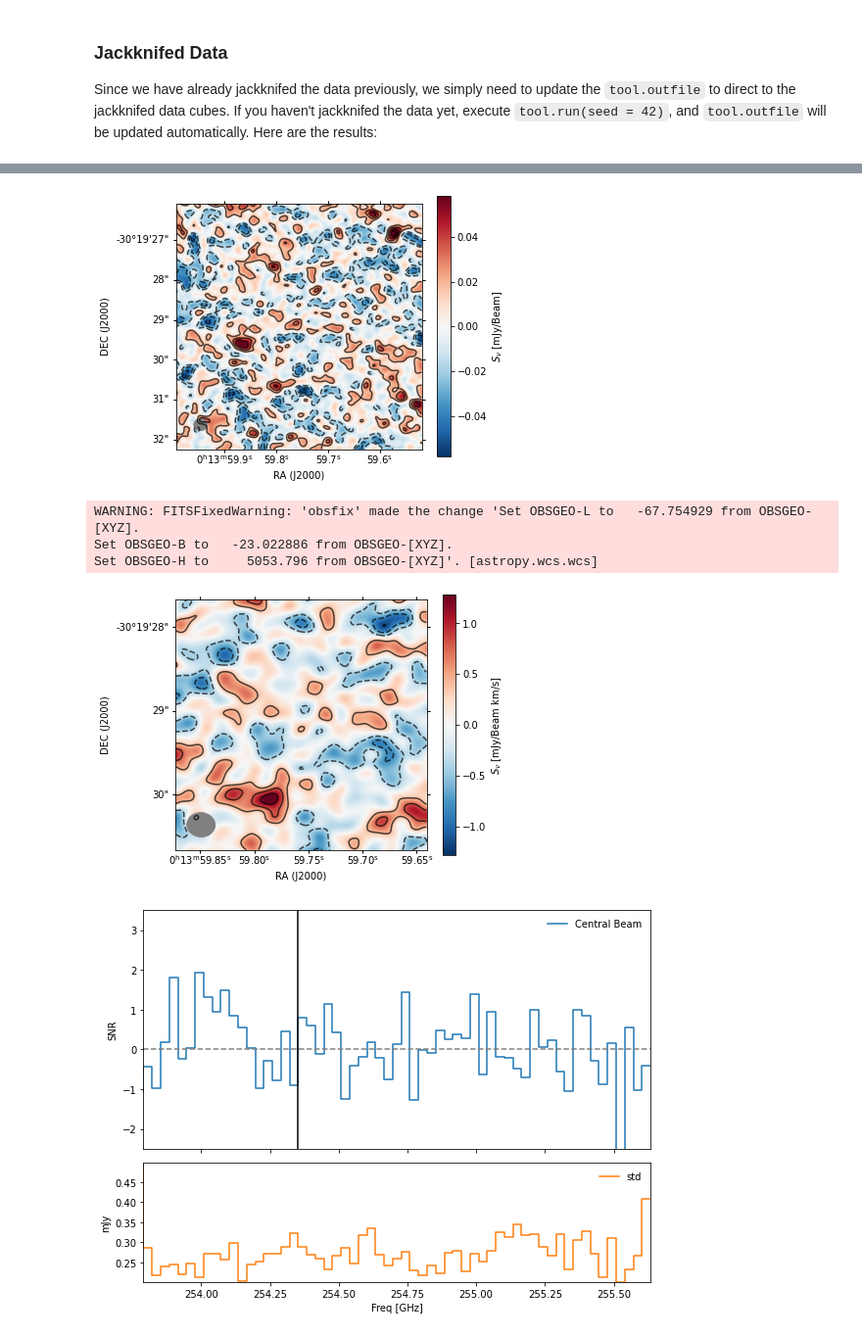
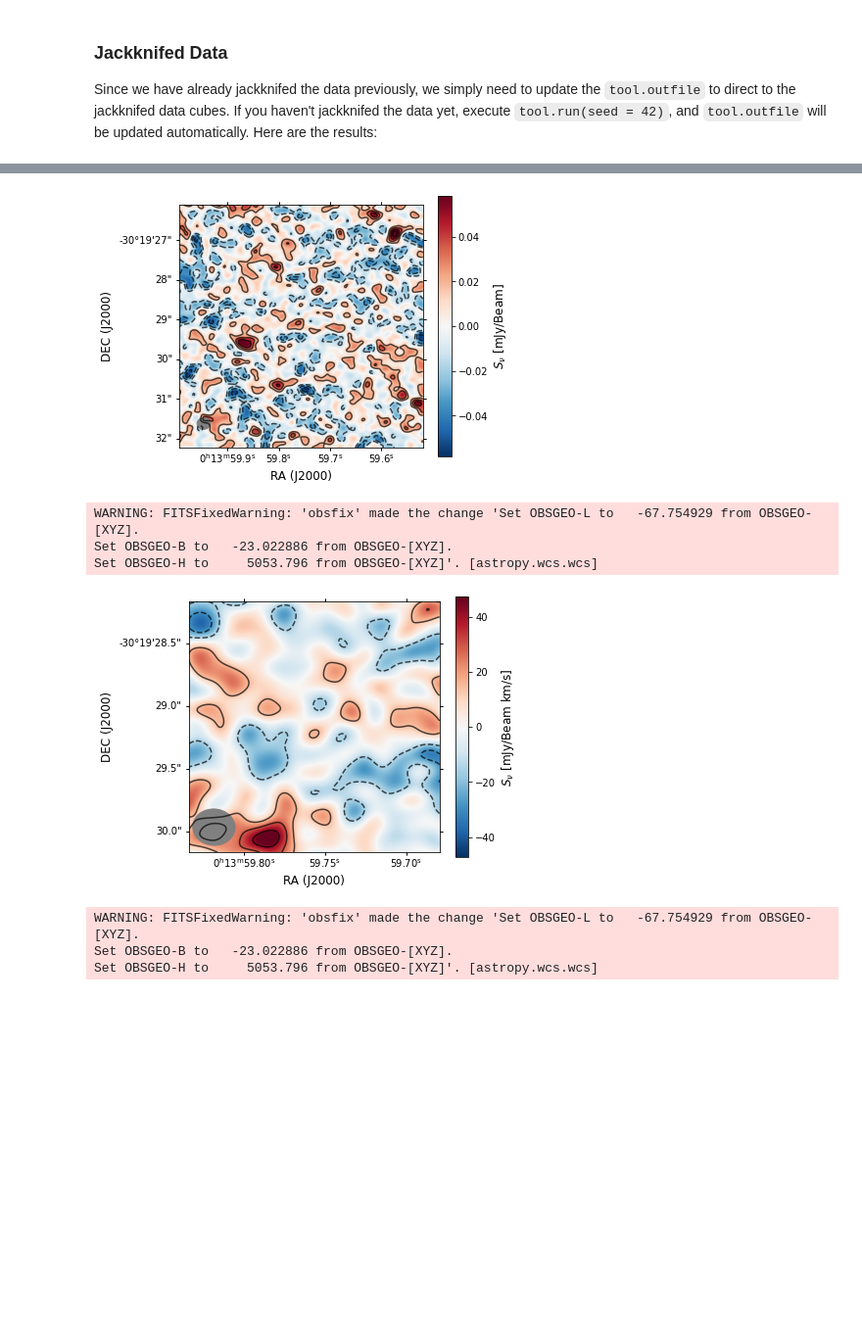
Before and after one commit to Joshiwavm/jackknify, a Jupyter notebook: docs/notebooks/HowToVisualize.ipynb, the cells around one changed output, grey strips where cells are left out. Shown: that part at 98% size. Drawn from its saved outputs; the diff is of its cells as text; code cells hidden in the pictures; blank space fills up the shorter version.

```diff
--- a/docs/notebooks/HowToVisualize.ipynb
+++ b/docs/notebooks/HowToVisualize.ipynb
@@ -21,8 +21,7 @@ tool = jacked.Jack(fname   = '../../data/Glass-z13.ms', # The file name of the v
 
 In the previous notebook, we used the `tool.run(fname)` function to run the entire `jacked` pipeline. However, we can also call submodules to image the input data separately. Let's image the original dataset in the same way as we do for the jackknifed data to get a better understanding of the differences. We weill both show a continuum map and a moment-0 map. The moment-0 map is collapsed over the channels to reproduce the results of [Zavala+2024](https://arxiv.org/abs/2403.10491).
 # %%
-# tool.clean( '../../data/Glass-z13.ms', reffreq = '254.35GHz')
-tool.outfile = '../../output/cubes/Glass-z13.im'
+tool.clean( '../../data/Glass-z13.ms', reffreq = '254.35GHz')
 # %%
 tool.plot_map(savedir = '../../plots/', moment = 'continuum')
 # %% [output]
@@ -48,17 +50,19 @@ Plotting the spectral line profile might take a while. This is because we bootst
 
 Since we have already jackknifed the data previously, we simply need to update the `tool.outfile` to direct to the jackknifed data cubes. If you haven't jackknifed the data yet, execute `tool.run(seed = 42)`, and `tool.outfile` will be updated automatically. Here are the results:
 # %%
-tool.outfile = '../output/cubes/Glass-z13_Jacked_seed42.im'
+tool.outfile = '../../output/cubes/Glass-z13_Jacked_seed42.im'
 tool.plot_map(savedir = '../../plots/', moment = 'continuum')
-tool.plot_map(savedir = '../../plots/', moment = 'moment-0', channels = [13,23], box_size_arcsec=3, center_coord=(3.498985, -30.324767))
-tool.plot_slp(savedir = '../../plots/', size = 3/2.355)
+tool.plot_map(savedir = '../../plots/', moment = 'moment-0', channels = [13,23], box_size_arcsec=2, center_coord=(3.498985, -30.324767))
+tool.plot_slp(savedir = '../../plots/', size = 3/2.355, savenp = True)
 # %% [output]
 WARNING: FITSFixedWarning: 'obsfix' made the change 'Set OBSGEO-L to   -67.754929 from OBSGEO-[XYZ].
 Set OBSGEO-B to   -23.022886 from OBSGEO-[XYZ].
 Set OBSGEO-H to     5053.796 from OBSGEO-[XYZ]'. [astropy.wcs.wcs]
-[figure, old version]
+[figure, new version]
 WARNING: FITSFixedWarning: 'obsfix' made the change 'Set OBSGEO-L to   -67.754929 from OBSGEO-[XYZ].
 Set OBSGEO-B to   -23.022886 from OBSGEO-[XYZ].
 Set OBSGEO-H to     5053.796 from OBSGEO-[XYZ]'. [astropy.wcs.wcs]
-[figure, old version]
+[figure, new version]
-[figure, removed]
+WARNING: FITSFixedWarning: 'obsfix' made the change 'Set OBSGEO-L to   -67.754929 from OBSGEO-[XYZ].
+Set OBSGEO-B to   -23.022886 from OBSGEO-[XYZ].
+Set OBSGEO-H to     5053.796 from OBSGEO-[XYZ]'. [astropy.wcs.wcs]
```
Also changed, not shown: parts of 8 cells of this notebook, 10 other files.
